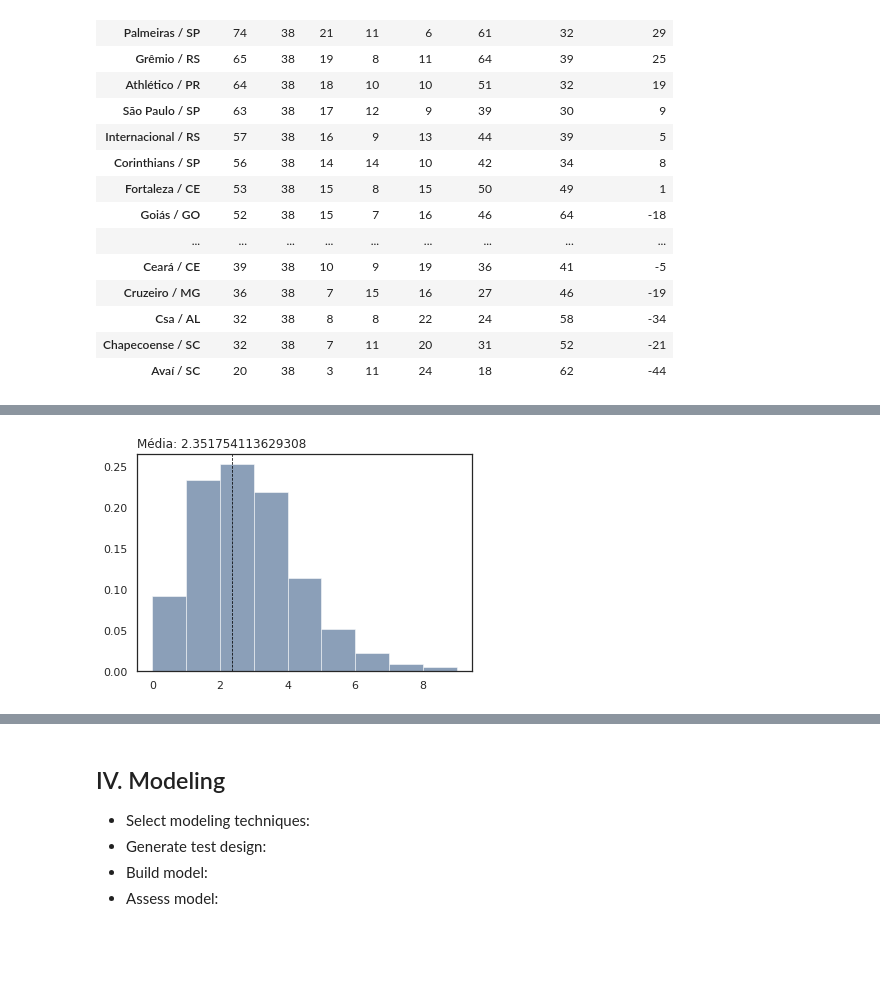
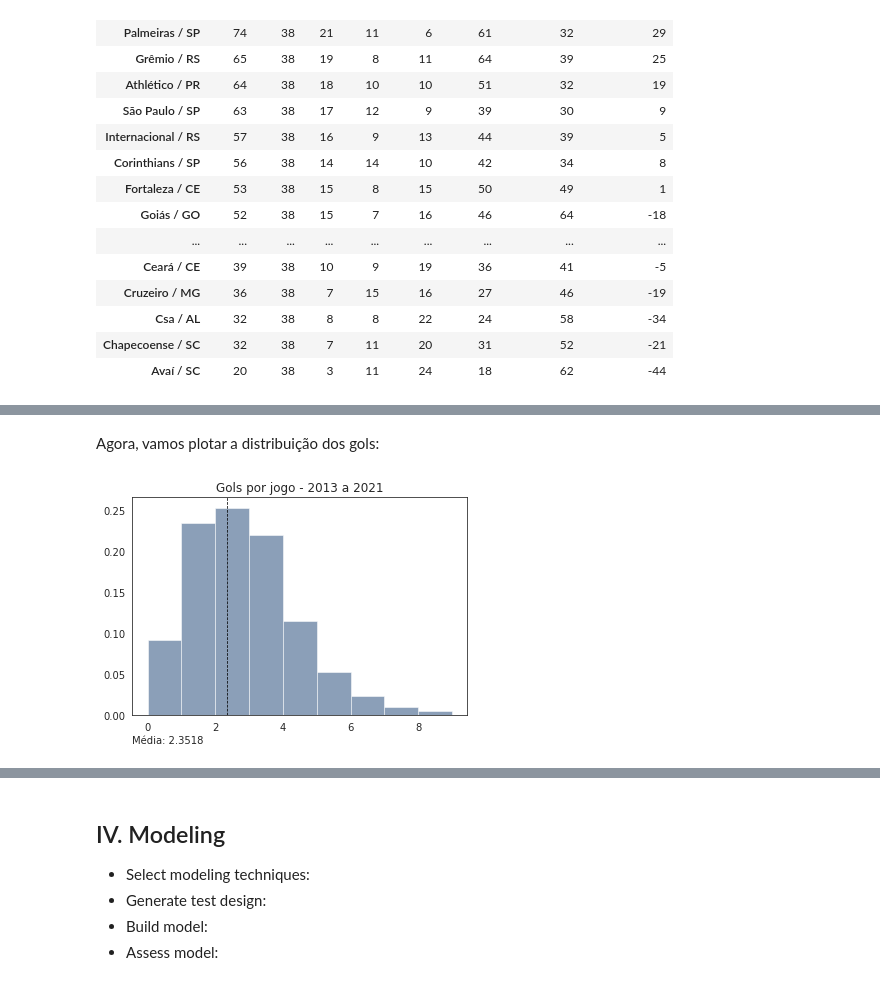
Before and after one commit to HannaRF/web-scraping, a Jupyter notebook: project.ipynb, the cells around one changed output, grey strips where cells are left out. Cells and saved outputs as stored; diff of their text form; code cells hidden in the pictures; blank space fills up the shorter version.

```diff
--- a/project.ipynb
+++ b/project.ipynb
@@ -1206,33 +1068,11 @@ for i in range(sa_end + 1):
     goals[-1].append(home + away)
     h_goals[-1].append(home)
     a_goals[-1].append(away)
-# %%
-@interact(opt = SelectMultiple(options = ['All', 'Home', 'Away'],
-                               value = ['All'],
-                               description = 'Goals from:',
-                               disabled = False),
-          year = SelectMultiple(options = ['All'] + [str(i) for i in range(2013, 2022)],
-                                value = ['All'],
-                                description = 'Year:',
-                                disabled = False))
-def plot_goals(opt, year):
-    opt = opt[0]
-    year = year[0]
-    if opt == 'All':
-        using_goals = goals
-    elif opt == 'Home':
-        using_goals = h_goals
-    elif opt == 'Away':
-        using_goals = a_goals
-
-    if year == 'All':
-        year = 2022
-
-    using_mean = np.mean(using_goals[year - 2013])
-    plt.hist(using_goals[year - 2013], bins = [*range(10)], alpha = 0.5, density = True,color = colors['azul'])
-    plt.axvline(using_mean, ls = '--', lw = 0.75, c = 'black')
-    ax.legend(loc = 'best')
-    plt.title(f'Média: {using_mean}', loc = 'left')
-    plt.show()
-# %% [output]
-[figure, removed]
+# %% [markdown]
+Agora, vamos plotar a distribuição dos gols:
+# %%
+opt = 'All' # escolher entre ['All', 'Home', 'Away'],
+year =  'All' # escolher entre 'All' ou algum ano de 2013 a 2021
+plot_goals(opt, year, goals, h_goals, a_goals, colors)
+# %% [output]
+[figure, added]
```
Also changed, not shown: parts of 25 cells of this notebook.
